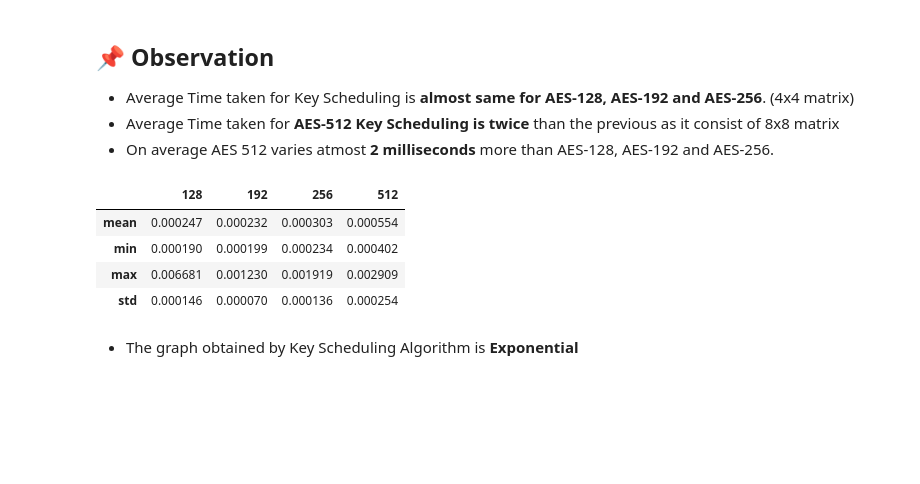
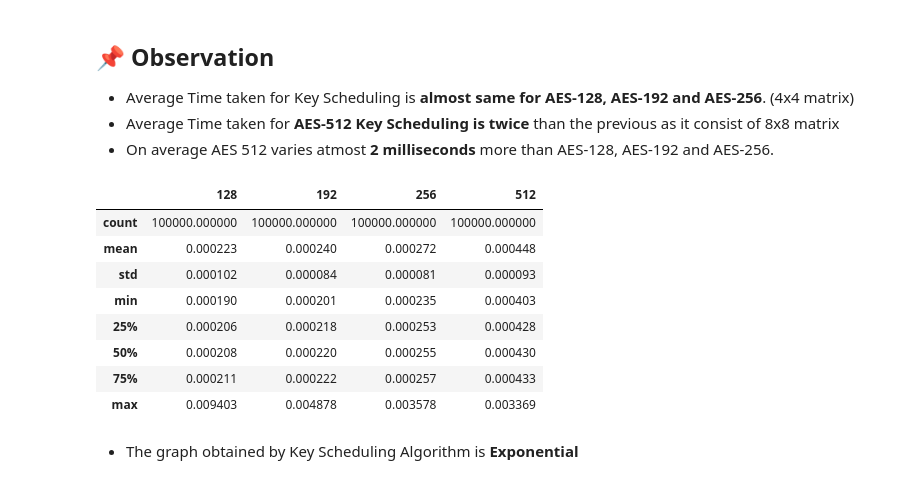
Before and after one commit to sandeep-shaw10/cshb-model, a Jupyter notebook: analysis/AES1-KeySchedule.ipynb, the cells around one changed output. Cells and saved outputs as stored; diff of their text form; code cells hidden in the pictures; blank space fills up the shorter version.

```diff
--- a/analysis/AES1-KeySchedule.ipynb
+++ b/analysis/AES1-KeySchedule.ipynb
@@ -20,7 +20,7 @@ aes192 = AES_192()
 aes256 = AES_256()
 aes512 = AES_512()
 
-observation = 10000
+observation = 100000
 KEY = []
 TIME1 = []
 TIME2 = []
@@ -189,12 +189,16 @@ Text(0.5, 1.0, 'AES Key Scheduling')
 - Average Time taken for **AES-512 Key Scheduling is twice** than the previous as it consist of 8x8 matrix
 - On average AES 512 varies atmost **2 milliseconds** more than AES-128, AES-192 and AES-256.
 # %%
-df.describe().loc[['mean','min', 'max', 'std']]
+df.describe()
 # %% [output]
 |  | 128 | 192 | 256 | 512 |
-| mean | 0.000247 | 0.000232 | 0.000303 | 0.000554 |
-| min | 0.000190 | 0.000199 | 0.000234 | 0.000402 |
-| max | 0.006681 | 0.001230 | 0.001919 | 0.002909 |
-| std | 0.000146 | 0.000070 | 0.000136 | 0.000254 |
+| count | 100000.000000 | 100000.000000 | 100000.000000 | 100000.000000 |
+| mean | 0.000223 | 0.000240 | 0.000272 | 0.000448 |
+| std | 0.000102 | 0.000084 | 0.000081 | 0.000093 |
+| min | 0.000190 | 0.000201 | 0.000235 | 0.000403 |
+| 25% | 0.000206 | 0.000218 | 0.000253 | 0.000428 |
+| 50% | 0.000208 | 0.000220 | 0.000255 | 0.000430 |
+| 75% | 0.000211 | 0.000222 | 0.000257 | 0.000433 |
+| max | 0.009403 | 0.004878 | 0.003578 | 0.003369 |
 # %% [markdown]
 - The graph obtained by Key Scheduling Algorithm is **Exponential**
```
Also changed, not shown: parts of 6 cells of this notebook, 1 other file.
